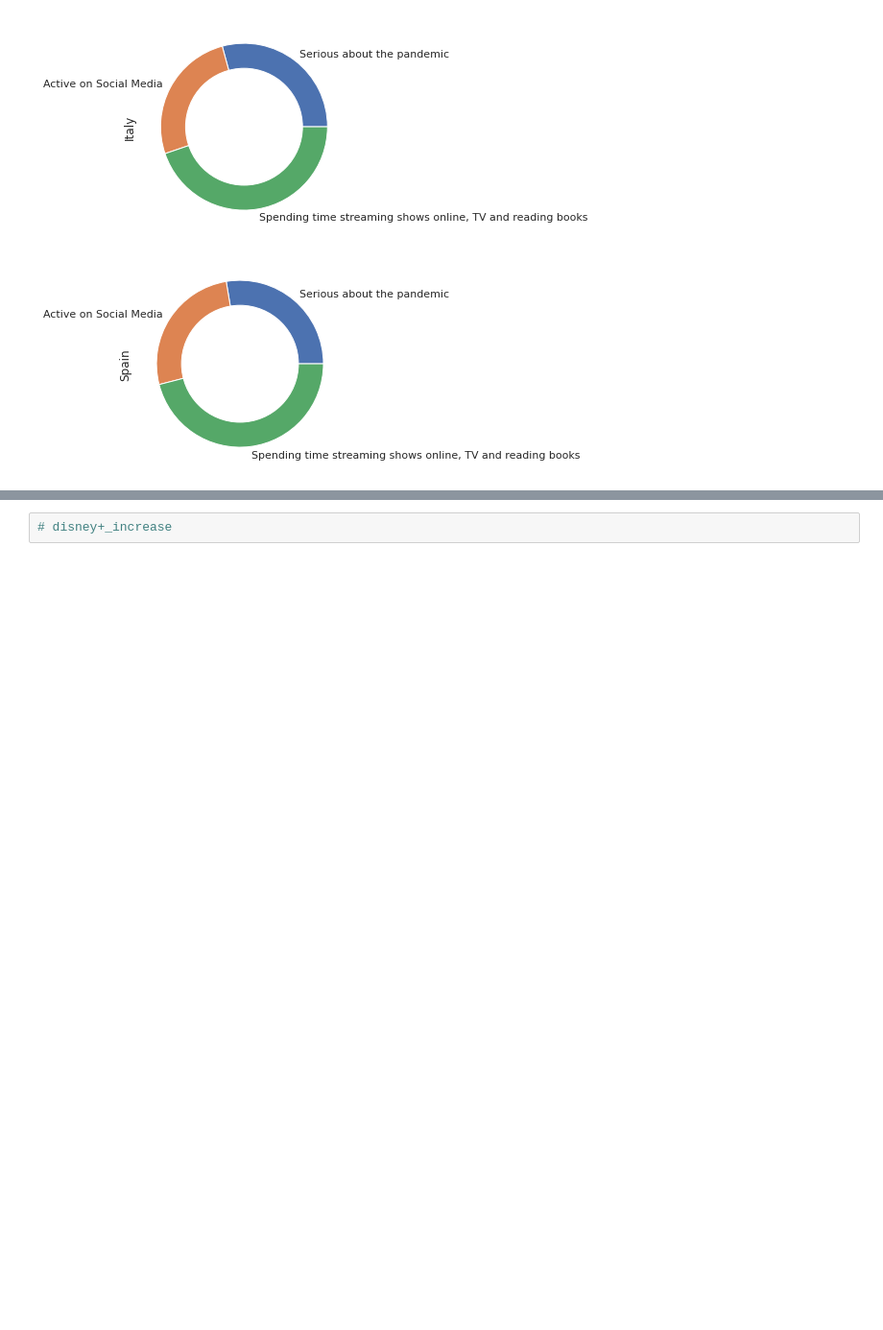
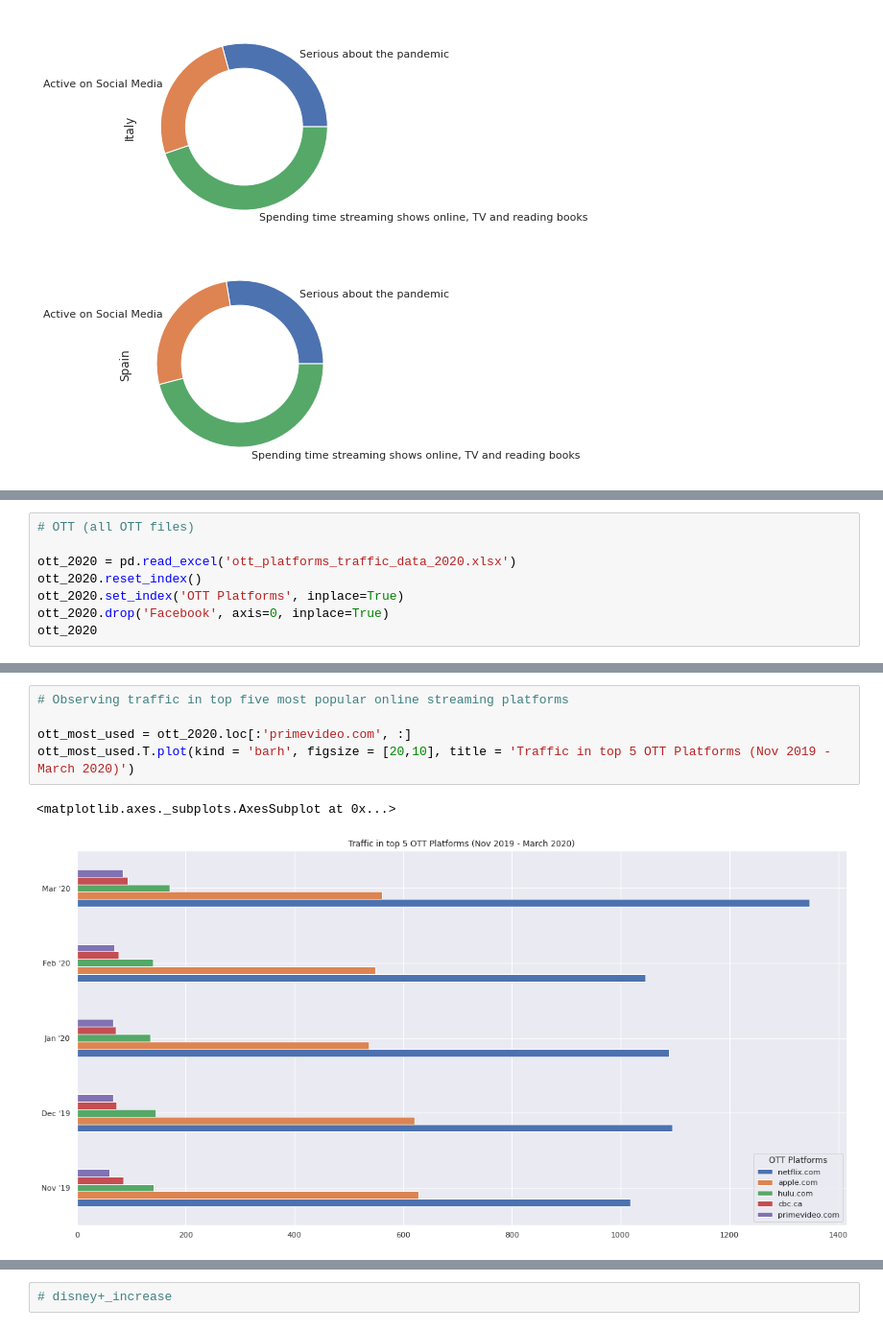
Before and after one commit to newb-dev-1008/CoVID_Entertainment_Impact, a Jupyter notebook: Entertainment_during_CoVID_19.ipynb, the cells around one changed output, grey strips where cells are left out. Shown at 96% size. Drawn from its saved outputs; the diff is of its cells as text; blank space fills up the shorter version.

```diff
--- a/Entertainment_during_CoVID_19.ipynb
+++ b/Entertainment_during_CoVID_19.ipynb
@@ -685,0 +680,8 @@ for i in country_home_media.columns:
+# %%
+# OTT (all OTT files)
+
+ott_2020 = pd.read_excel('ott_platforms_traffic_data_2020.xlsx')
+ott_2020.reset_index()
+ott_2020.set_index('OTT Platforms', inplace=True)
+ott_2020.drop('Facebook', axis=0, inplace=True)
+ott_2020
@@ -685,0 +700,8 @@ for i in country_home_media.columns:
+# %%
+# Observing traffic in top five most popular online streaming platforms
+
+ott_most_used = ott_2020.loc[:'primevideo.com', :]
+ott_most_used.T.plot(kind = 'barh', figsize = [20,10], title = 'Traffic in top 5 OTT Platforms (Nov 2019 - March 2020)')
+# %% [output]
+<matplotlib.axes._subplots.AxesSubplot at 0x...>
+[figure, added]
```
Also changed, not shown: parts of 9 cells of this notebook.
